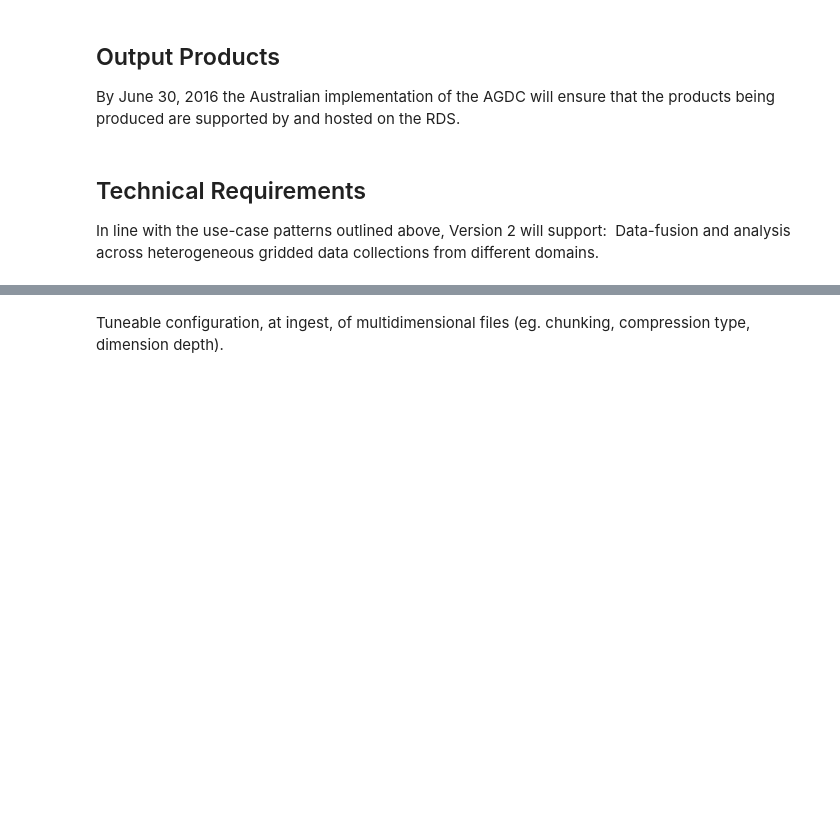
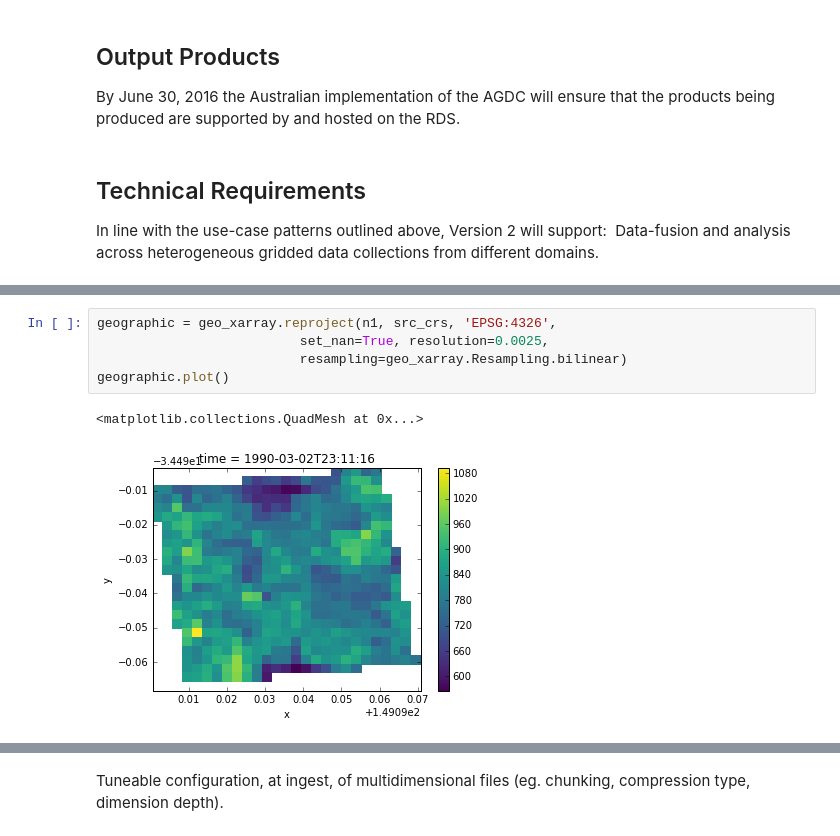
Before and after one commit to GeoscienceAustralia/dea-validation, a Jupyter notebook: requirements_met.ipynb, the cells around one changed output, grey strips where cells are left out. Saved outputs shown, nothing was run; the diff lists cells and outputs as text; blank space fills up the shorter version.

```diff
--- a/requirements_met.ipynb
+++ b/requirements_met.ipynb
@@ -147,0 +183,8 @@ domains.
+# %%
+geographic = geo_xarray.reproject(n1, src_crs, 'EPSG:4326',
+                          set_nan=True, resolution=0.0025,
+                          resampling=geo_xarray.Resampling.bilinear)
+geographic.plot()
+# %% [output]
+<matplotlib.collections.QuadMesh at 0x...>
+[figure, added]
```
Also changed, not shown: parts of 17 cells of this notebook.
